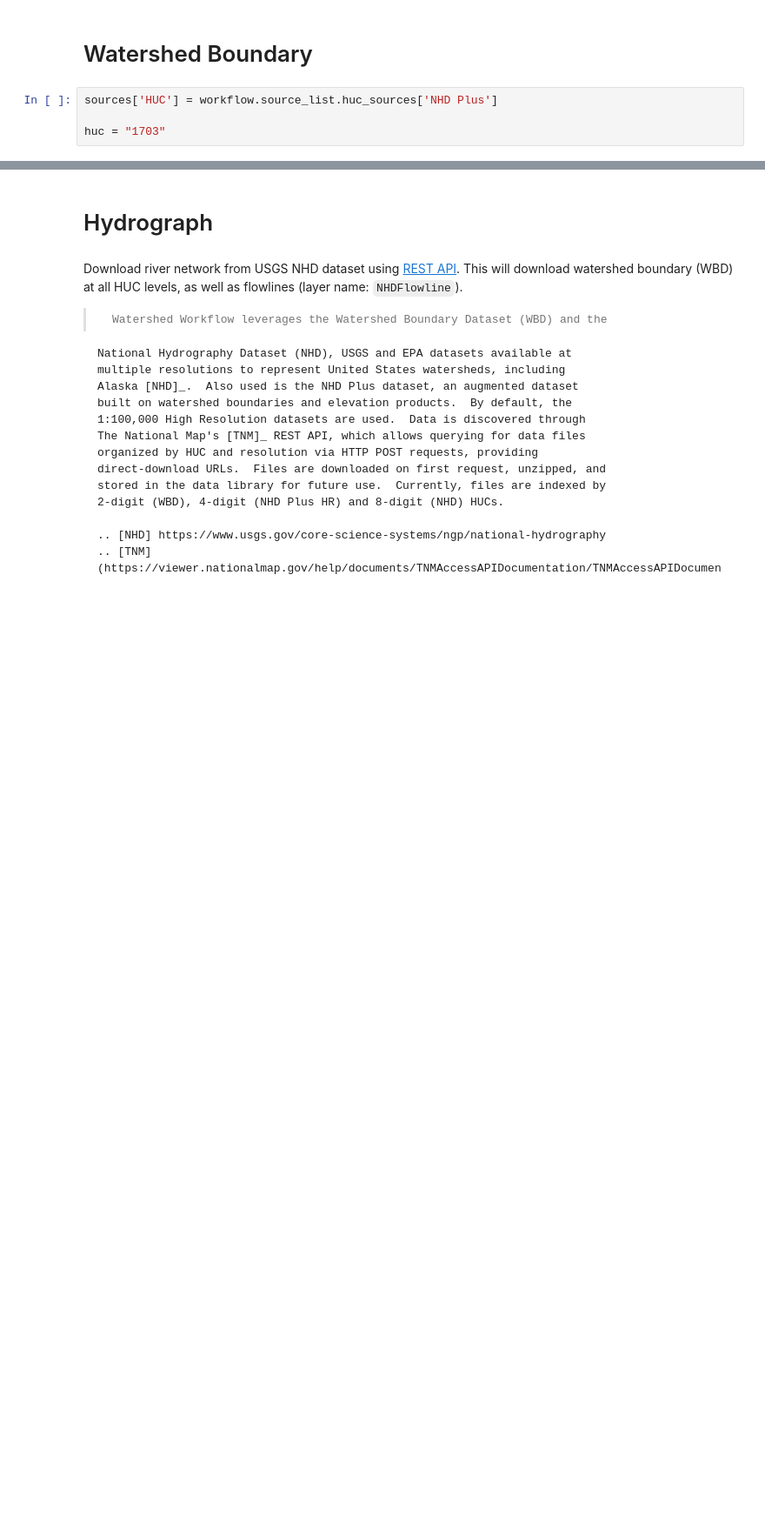
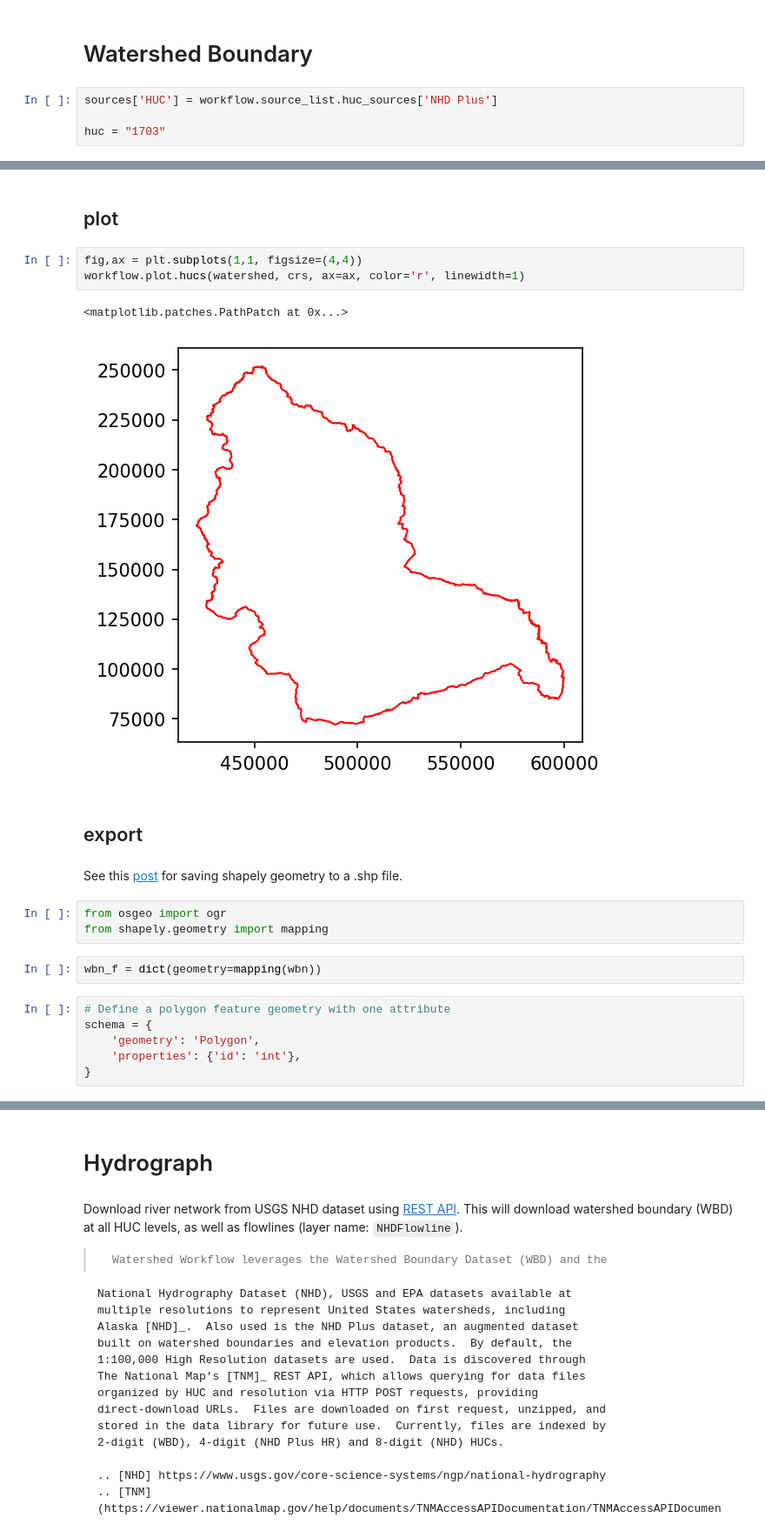
Before and after one commit to pinshuai/watershed-workflow, a Jupyter notebook: examples/download_data_streams.ipynb, the cells around one changed output, grey strips where cells are left out. Shown at 87% size. Saved outputs shown, nothing was run; the diff lists cells and outputs as text; blank space fills up the shorter version.

```diff
--- a/examples/download_data_streams.ipynb
+++ b/examples/download_data_streams.ipynb
@@ -237,0 +249,23 @@ KeyError: 'huc4'
+# %% [markdown]
+## plot
+# %%
+fig,ax = plt.subplots(1,1, figsize=(4,4))
+workflow.plot.hucs(watershed, crs, ax=ax, color='r', linewidth=1)
+# %% [output]
+<matplotlib.patches.PathPatch at 0x...>
+[figure, added]
+# %% [markdown]
+## export
+# %% [markdown]
+See this [post](https://gis.stackexchange.com/questions/52705/how-to-write-shapely-geometries-to-shapefiles) for saving shapely geometry to a .shp file.
+# %%
+from osgeo import ogr
+from shapely.geometry import mapping
+# %%
+wbn_f = dict(geometry=mapping(wbn))
+# %%
+# Define a polygon feature geometry with one attribute
+schema = {
+    'geometry': 'Polygon',
+    'properties': {'id': 'int'},
+}
```
Also changed, not shown: parts of 10 cells of this notebook, 1 other file.
